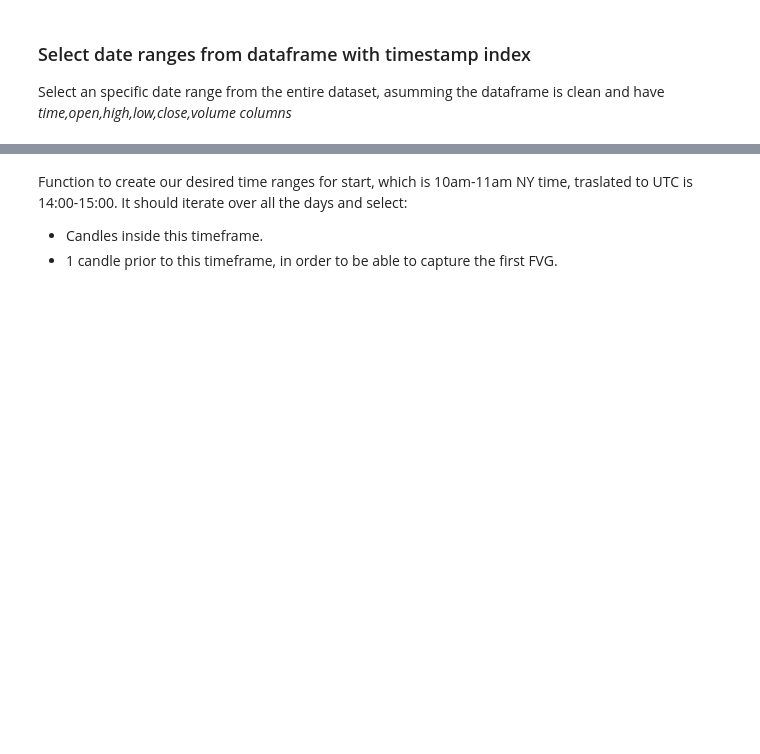
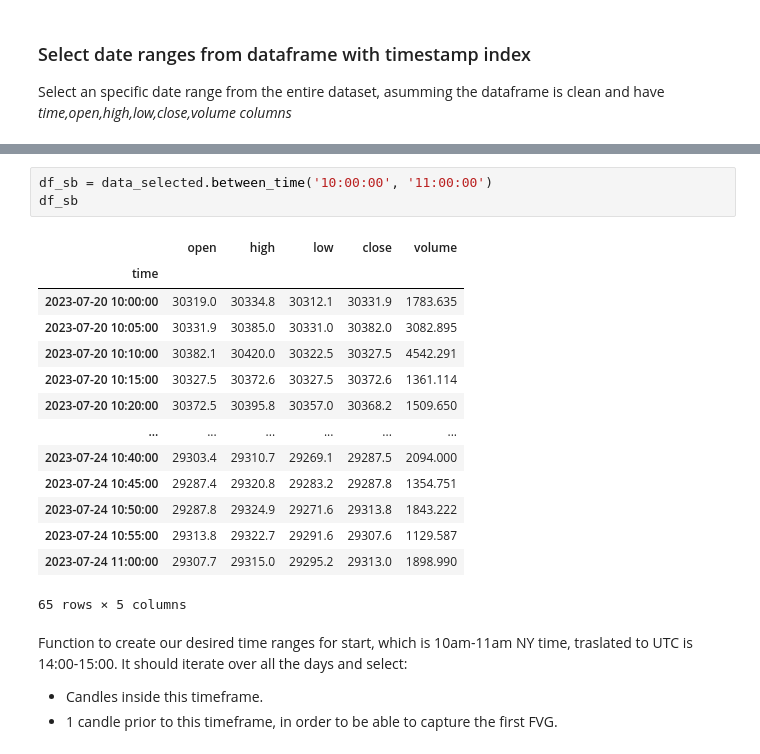
Before and after one commit to eduardogv/backtesting, a Jupyter notebook: FVG.ipynb, the cells around one changed output, grey strips where cells are left out. Saved outputs shown, nothing was run; the diff lists cells and outputs as text; blank space fills up the shorter version.

Commit message:
more btc data

```diff
--- a/FVG.ipynb
+++ b/FVG.ipynb
@@ -111,3 +110,21 @@ data_selected
+# %%
+df_sb = data_selected.between_time('10:00:00', '11:00:00')
+df_sb
+# %% [output]
+|  | open | high | low | close | volume |
+| time |  |  |  |  |  |
+| 2023-07-20 10:00:00 | 30319.0 | 30334.8 | 30312.1 | 30331.9 | 1783.635 |
+| 2023-07-20 10:05:00 | 30331.9 | 30385.0 | 30331.0 | 30382.0 | 3082.895 |
+| 2023-07-20 10:10:00 | 30382.1 | 30420.0 | 30322.5 | 30327.5 | 4542.291 |
+| 2023-07-20 10:15:00 | 30327.5 | 30372.6 | 30327.5 | 30372.6 | 1361.114 |
+| 2023-07-20 10:20:00 | 30372.5 | 30395.8 | 30357.0 | 30368.2 | 1509.650 |
+| ... | ... | ... | ... | ... | ... |
+| 2023-07-24 10:40:00 | 29303.4 | 29310.7 | 29269.1 | 29287.5 | 2094.000 |
+| 2023-07-24 10:45:00 | 29287.4 | 29320.8 | 29283.2 | 29287.8 | 1354.751 |
+| 2023-07-24 10:50:00 | 29287.8 | 29324.9 | 29271.6 | 29313.8 | 1843.222 |
+| 2023-07-24 10:55:00 | 29313.8 | 29322.7 | 29291.6 | 29307.6 | 1129.587 |
+| 2023-07-24 11:00:00 | 29307.7 | 29315.0 | 29295.2 | 29313.0 | 1898.990 |
+65 rows × 5 columns
 # %% [markdown]
 Function to create our desired time ranges for start, which is 10am-11am NY time, traslated to UTC is 14:00-15:00.
 It should iterate over all the days and select:
```
Also changed, not shown: parts of 9 cells of this notebook, 2 other files.
